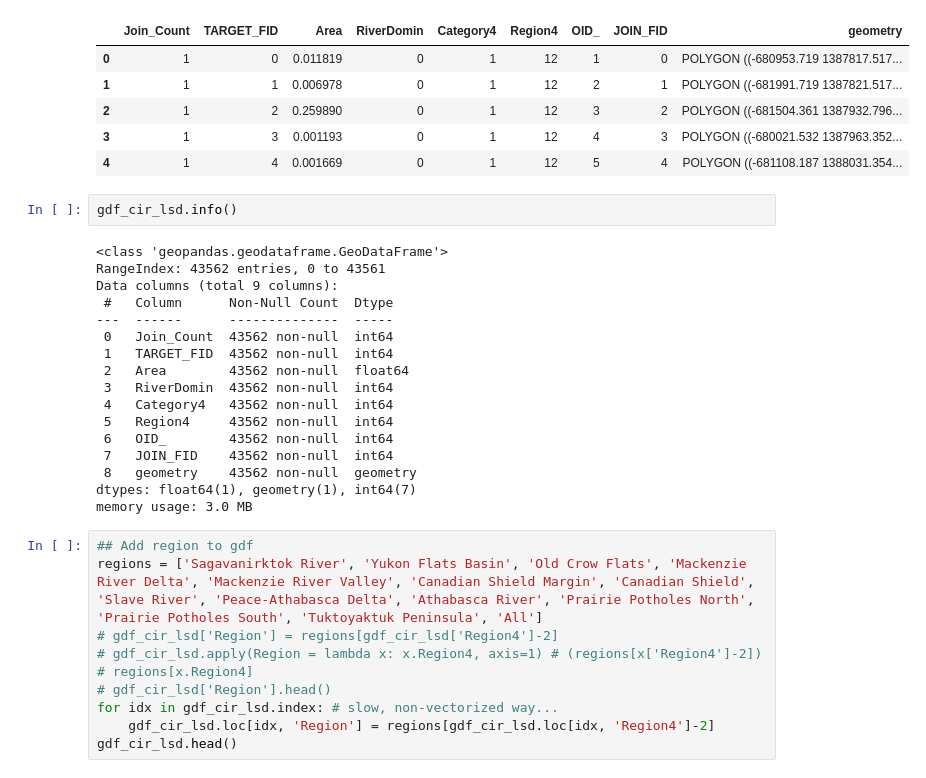
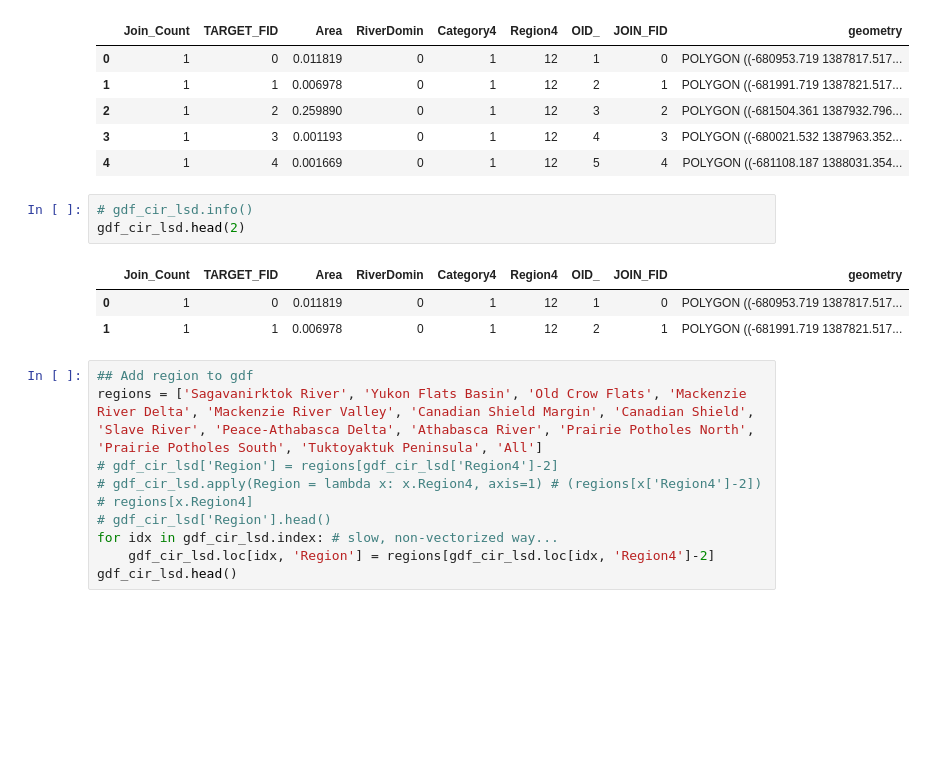
Before and after one commit to ekcomputer/lake-area, a Jupyter notebook: LSD_scale_comparison.ipynb, the cells around one changed output. Cells and saved outputs as stored; diff of their text form; blank space fills up the shorter version.

```diff
--- a/LSD_scale_comparison.ipynb
+++ b/LSD_scale_comparison.ipynb
@@ -105,25 +288,13 @@ gdf_cir_lsd.head()
 | 2 | 1 | 2 | 0.259890 | 0 | 1 | 12 | 3 | 2 | POLYGON ((-681504.361 1387932.796... |
 | 3 | 1 | 3 | 0.001193 | 0 | 1 | 12 | 4 | 3 | POLYGON ((-680021.532 1387963.352... |
 | 4 | 1 | 4 | 0.001669 | 0 | 1 | 12 | 5 | 4 | POLYGON ((-681108.187 1388031.354... |
-# %%
-gdf_cir_lsd.info()
-# %% [output]
-<class 'geopandas.geodataframe.GeoDataFrame'>
-RangeIndex: 43562 entries, 0 to 43561
-Data columns (total 9 columns):
- #   Column      Non-Null Count  Dtype
----  ------      --------------  -----
- 0   Join_Count  43562 non-null  int64
- 1   TARGET_FID  43562 non-null  int64
- 2   Area        43562 non-null  float64
- 3   RiverDomin  43562 non-null  int64
- 4   Category4   43562 non-null  int64
- 5   Region4     43562 non-null  int64
- 6   OID_        43562 non-null  int64
- 7   JOIN_FID    43562 non-null  int64
- 8   geometry    43562 non-null  geometry
-dtypes: float64(1), geometry(1), int64(7)
-memory usage: 3.0 MB
+# %%
+# gdf_cir_lsd.info()
+gdf_cir_lsd.head(2)
+# %% [output]
+|  | Join_Count | TARGET_FID | Area | RiverDomin | Category4 | Region4 | OID_ | JOIN_FID | geometry |
+| 0 | 1 | 0 | 0.011819 | 0 | 1 | 12 | 1 | 0 | POLYGON ((-680953.719 1387817.517... |
+| 1 | 1 | 1 | 0.006978 | 0 | 1 | 12 | 2 | 1 | POLYGON ((-681991.719 1387821.517... |
 # %%
 ## Add region to gdf
 regions = ['Sagavanirktok River', 'Yukon Flats Basin', 'Old Crow Flats', 'Mackenzie River Delta', 'Mackenzie River Valley', 'Canadian Shield Margin', 'Canadian Shield', 'Slave River', 'Peace-Athabasca Delta', 'Athabasca River', 'Prairie Potholes North', 'Prairie Potholes South', 'Tuktoyaktuk Peninsula', 'All']
```
Also changed, not shown: parts of 10 cells of this notebook.
